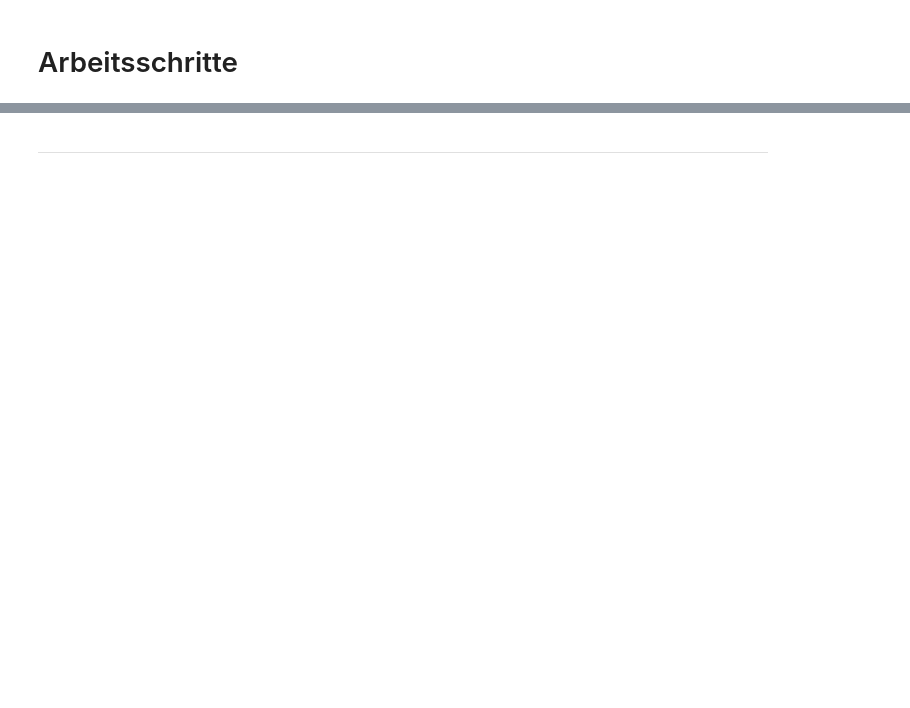
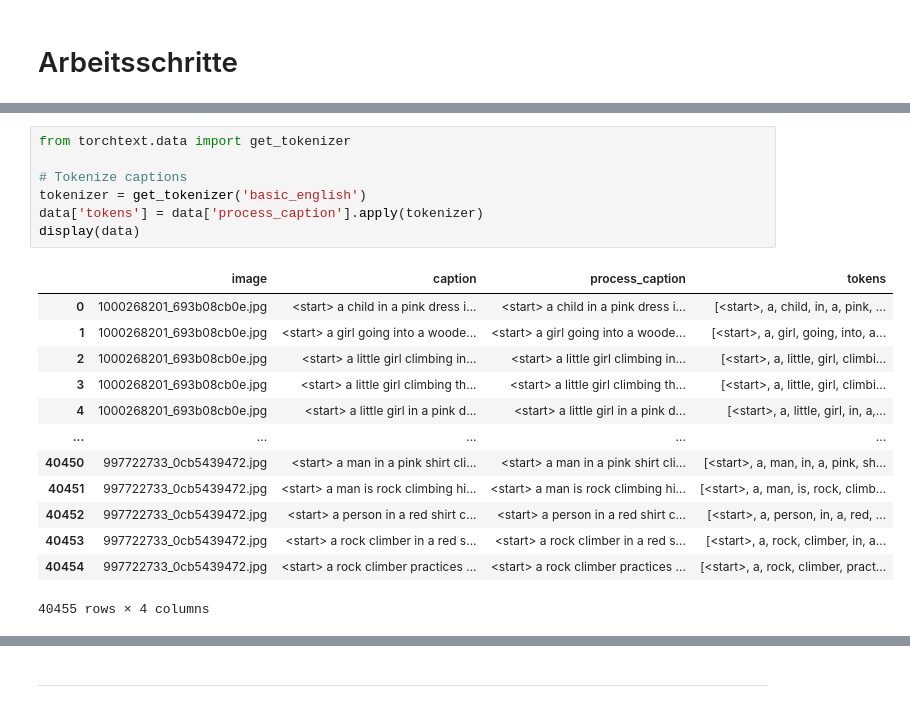
Before and after one commit to 7ben18/fhnw-del-Deep-Learning, a Jupyter notebook: del-Minichallenge-2/del-Minichallenge-2-SiBenTran.ipynb, the cells around one changed output, grey strips where cells are left out. Drawn from its saved outputs; the diff is of its cells as text; blank space fills up the shorter version.

```diff
--- a/del-Minichallenge-2/del-Minichallenge-2-SiBenTran.ipynb
+++ b/del-Minichallenge-2/del-Minichallenge-2-SiBenTran.ipynb
@@ -86,0 +162,21 @@ plot_image_caption(image_unique[1])
+# %%
+from torchtext.data import get_tokenizer
+
+# Tokenize captions
+tokenizer = get_tokenizer('basic_english')
+data['tokens'] = data['process_caption'].apply(tokenizer)
+display(data)
+# %% [output]
+|  | image | caption | process_caption | tokens |
+| 0 | 1000268201_693b08cb0e.jpg | <start> a child in a pink dress i... | <start> a child in a pink dress i... | [<start>, a, child, in, a, pink, ... |
+| 1 | 1000268201_693b08cb0e.jpg | <start> a girl going into a woode... | <start> a girl going into a woode... | [<start>, a, girl, going, into, a... |
+| 2 | 1000268201_693b08cb0e.jpg | <start> a little girl climbing in... | <start> a little girl climbing in... | [<start>, a, little, girl, climbi... |
+| 3 | 1000268201_693b08cb0e.jpg | <start> a little girl climbing th... | <start> a little girl climbing th... | [<start>, a, little, girl, climbi... |
+| 4 | 1000268201_693b08cb0e.jpg | <start> a little girl in a pink d... | <start> a little girl in a pink d... | [<start>, a, little, girl, in, a,... |
+| ... | ... | ... | ... | ... |
+| 40450 | 997722733_0cb5439472.jpg | <start> a man in a pink shirt cli... | <start> a man in a pink shirt cli... | [<start>, a, man, in, a, pink, sh... |
+| 40451 | 997722733_0cb5439472.jpg | <start> a man is rock climbing hi... | <start> a man is rock climbing hi... | [<start>, a, man, is, rock, climb... |
+| 40452 | 997722733_0cb5439472.jpg | <start> a person in a red shirt c... | <start> a person in a red shirt c... | [<start>, a, person, in, a, red, ... |
+| 40453 | 997722733_0cb5439472.jpg | <start> a rock climber in a red s... | <start> a rock climber in a red s... | [<start>, a, rock, climber, in, a... |
+| 40454 | 997722733_0cb5439472.jpg | <start> a rock climber practices ... | <start> a rock climber practices ... | [<start>, a, rock, climber, pract... |
+40455 rows × 4 columns
```
Also changed, not shown: parts of 15 cells of this notebook.
